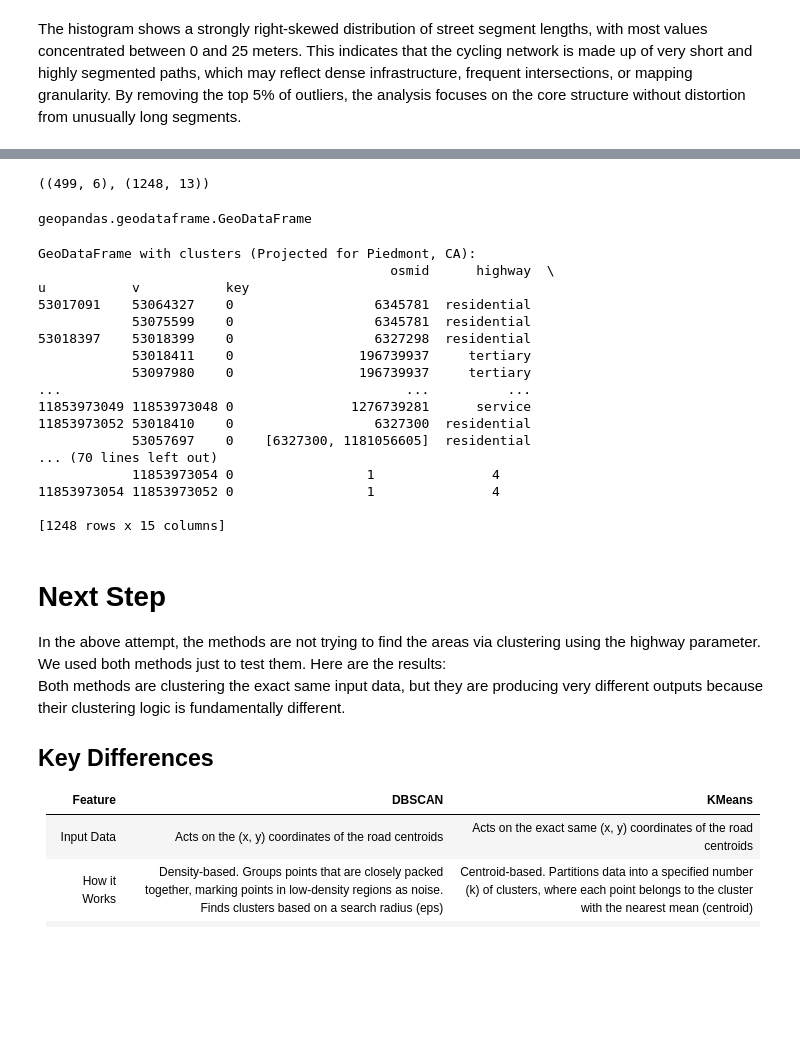
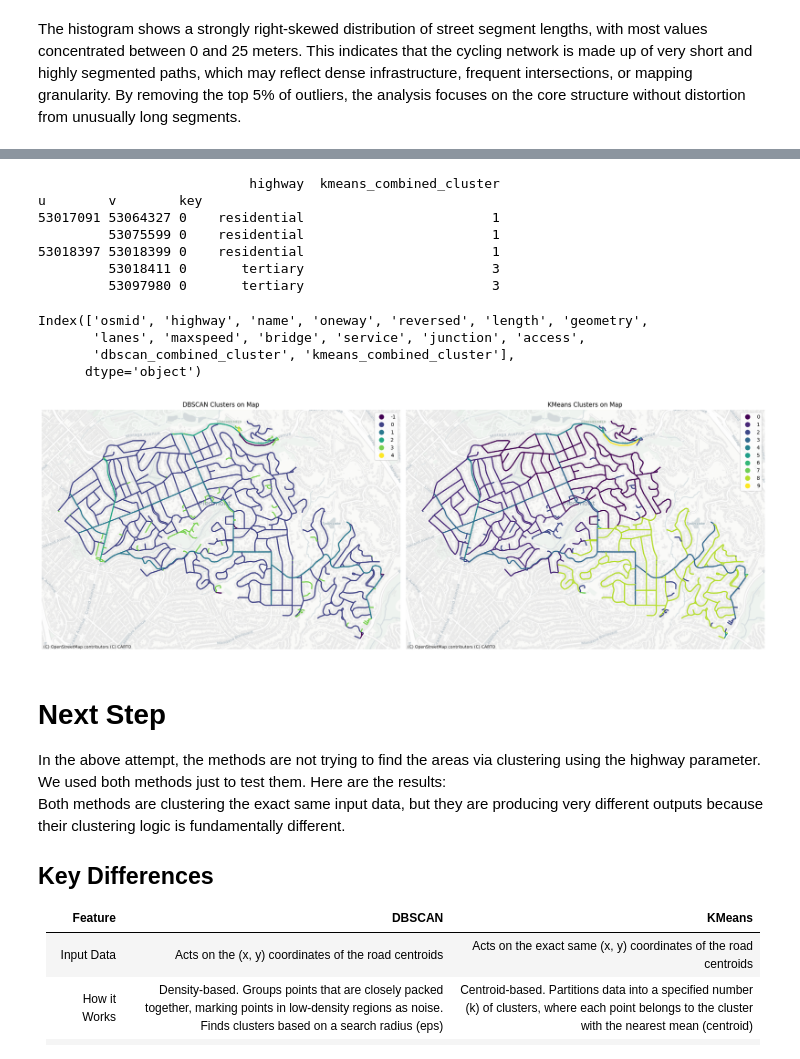
Before and after one commit to narel14/AAI-501-Grp-7, a Jupyter notebook: aai_501_final_project.ipynb, the cells around one changed output, grey strips where cells are left out. Cells and saved outputs as stored; diff of their text form; code cells hidden in the pictures; blank space fills up the shorter version.

Commit message:
Update the code to better to compare the two clustering methods.

```diff
--- a/aai_501_final_project.ipynb
+++ b/aai_501_final_project.ipynb
@@ -7,9 +25,11 @@ Built Environment Analysis and Network Optimization
 # %%
 import os
+
+import matplotlib.pyplot as plt
 import numpy as np
 import pandas as pd
-import matplotlib.pyplot as plt
 import seaborn as sns
+
 import contextily as ctx
 import geopandas as gpd
 import networkx as nx
@@ -19,15 +39,18 @@ from sklearn.cluster import DBSCAN, KMeans
 from sklearn.preprocessing import StandardScaler
 
 
-def plot_clusters(gdf, cluster_col, ax, title):
+def plot_clusters(gdf):
 
     # --- Create the Map Visualization ---
     # Create two subplots side-by-side
     fig, (ax1, ax2) = plt.subplots(1, 2, figsize=(20, 10))
 
+    # print columns names
+    print(gdf.columns)
+
     # --- Plot 1: DBSCAN Clusters ---
     gdf.plot(
-        column='dbscan_cluster', # Color roads by this column
+        column='dbscan_combined_cluster', # Color roads by this column
         categorical=True,       # Treat cluster labels as distinct categories
         legend=True,            # Show the legend
         linewidth=2,            # Make lines thicker
@@ -41,7 +64,7 @@ def plot_clusters(gdf, cluster_col, ax, title):
 
     # --- Plot 2: KMeans Clusters ---
     gdf.plot(
-        column='kmeans_cluster',
+        column='kmeans_combined_cluster',
         categorical=True,
         legend=True,
         linewidth=2,
@@ -68,6 +89,3 @@ G = ox.graph.graph_from_place("Piedmont, California, USA", network_type="bike")
 fig, ax = ox.plot.plot_graph(G)
 # %% [output]
 [figure]
-# %%
-G = ox.graph.graph_from_place("Utrecht, Netherlands", network_type="bike")
-fig, ax = ox.plot.plot_graph(G)
@@ -76,5 +91,0 @@ fig, ax = ox.plot.plot_graph(G)
-# %%
-#-------------------------------EDA-------------------------------------
-
-G = ox.graph_from_place("Amsterdam, Netherlands", network_type="bike") #Just exploring
-nodes, edges = ox.graph_to_gdfs(G)
@@ -156,12 +94,6 @@ edges.head()
-# %%
-nodes.shape, edges.shape
-# %% [output]
-((499, 6), (1248, 13))
-# %%
-type(edges)
-# %% [output]
-geopandas.geodataframe.GeoDataFrame
 # %%
+# Get the edges
+edges = ox.graph_to_gdfs(G, nodes=False, edges=True, node_geometry=False, fill_edge_geometry=True)
 # Your data starts in a standard geographic CRS
 gdf = gpd.GeoDataFrame(edges, crs="EPSG:4326")
 # Re-project the data to the correct projected CRS for Piedmont, CA
@@ -169,6 +101,10 @@ gdf = gpd.GeoDataFrame(edges, crs="EPSG:4326")
 gdf_proj = gdf.to_crs("EPSG:32610")
 centroids = gdf_proj.geometry.centroid
 coords = pd.DataFrame({'x': centroids.x, 'y': centroids.y})
+
+# Handle list entries in 'highway' column by converting them to strings
+gdf['highway'] = gdf['highway'].apply(lambda x: ', '.join(x) if isinstance(x, list) else x)
+
 # One-Hot Encode the 'highway' column
 highway_dummies = pd.get_dummies(gdf['highway'], prefix='highway')
 # Combine coordinates and encoded columns into a single feature set
@@ -177,11 +113,6 @@ features = pd.concat([coords.reset_index(drop=True), highway_dummies.reset_index
 # Scale the combined features so coordinates don't dominate
 scaler = StandardScaler()
 features_scaled = scaler.fit_transform(features)
-
-# Now, calculate the centroid on the projected data. The warning will be gone.
-#centroids = gdf_proj.geometry.centroid
-# Extract coordinates (which are now in meters, not degrees)
-#coords = np.array(list(zip(centroids.x, centroids.y)))
 
 # --- CLUSTERING ---
 # Run clustering on the new scaled feature set
@@ -193,23 +124,21 @@ gdf['kmeans_combined_cluster'] = kmeans.labels_
 # The new cluster labels are now in your GeoDataFrame, ready for visualization
 print(gdf[['highway', 'kmeans_combined_cluster']].head())
 # %% [output]
-GeoDataFrame with clusters (Projected for Piedmont, CA):
-                                             osmid      highway  \
-u           v           key
-53017091    53064327    0                  6345781  residential
-            53075599    0                  6345781  residential
-53018397    53018399    0                  6327298  residential
-            53018411    0                196739937     tertiary
-            53097980    0                196739937     tertiary
-...                                            ...          ...
-11853973049 11853973048 0               1276739281      service
-11853973052 53018410    0                  6327300  residential
-            53057697    0    [6327300, 1181056605]  residential
-... (70 lines left out)
-            11853973054 0                 1               4
-11853973054 11853973052 0                 1               4
-
-[1248 rows x 15 columns]
+                           highway  kmeans_combined_cluster
+u        v        key
+53017091 53064327 0    residential                        1
+         53075599 0    residential                        1
+53018397 53018399 0    residential                        1
+         53018411 0       tertiary                        3
+         53097980 0       tertiary                        3
+# %%
+plot_clusters(gdf)
+# %% [output]
+Index(['osmid', 'highway', 'name', 'oneway', 'reversed', 'length', 'geometry',
+       'lanes', 'maxspeed', 'bridge', 'service', 'junction', 'access',
+       'dbscan_combined_cluster', 'kmeans_combined_cluster'],
+      dtype='object')
+[figure, added]
 # %% [markdown]
 # Next Step
 In the above attempt, the methods are not trying to find the areas via clustering using the highway parameter. We used both methods just to test them. Here are the results:
```
Also changed, not shown: parts of 25 cells of this notebook.
